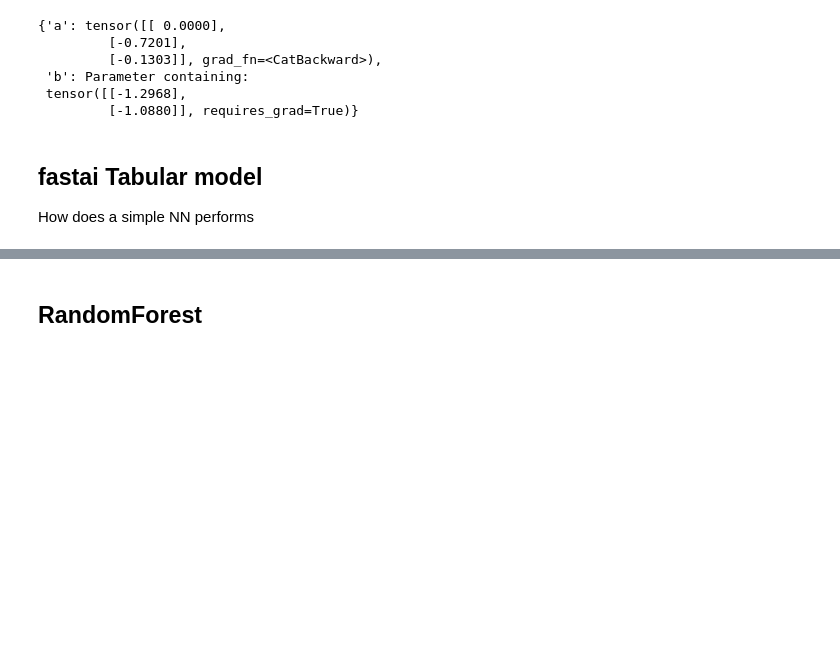
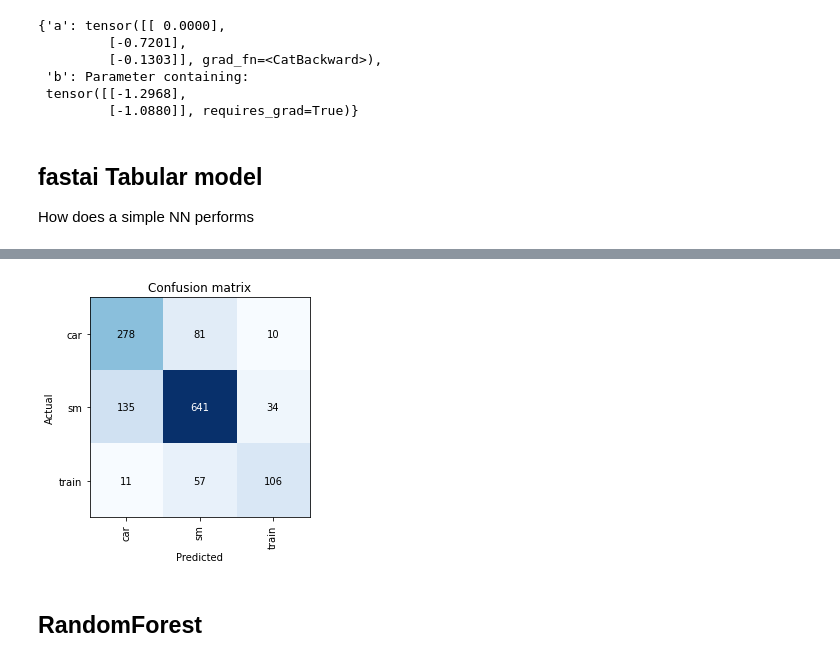
Before and after one commit to tcapelle/pytorch_mnl, a Jupyter notebook: nbs/swissmetro.ipynb, the cells around one changed output, grey strips where cells are left out. Drawn from its saved outputs; the diff is of its cells as text; code cells hidden in the pictures; blank space fills up the shorter version.

Commit message:
class interp

```diff
--- a/nbs/swissmetro.ipynb
+++ b/nbs/swissmetro.ipynb
@@ -263,0 +275,2 @@ learn.fit_one_cycle(10)
+# %%
+interp = ClassificationInterpretation.from_learner(learn)
@@ -264,3 +279,7 @@ learn.fit_one_cycle(10)
+# %%
+interp.plot_confusion_matrix()
+# %% [output]
+[figure, added]
 # %% [markdown]
 ## RandomForest
 # %%
```
Also changed, not shown: parts of 12 cells of this notebook.
